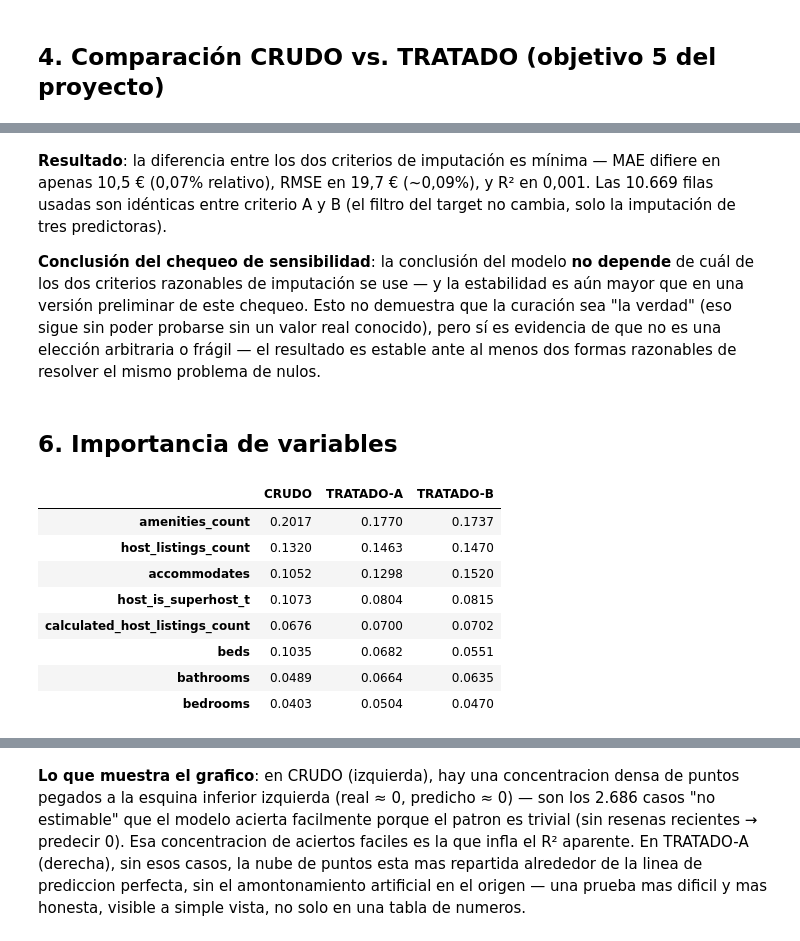
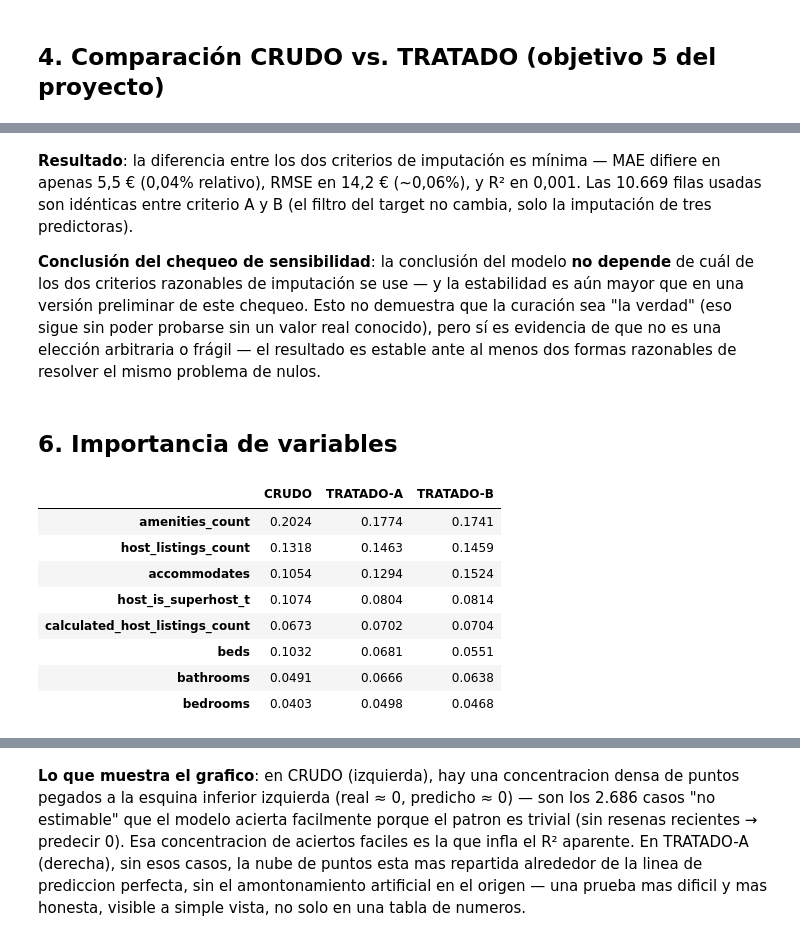
Before and after one commit to Leima20/DataTrust-Airbnb-Barcelona, a Jupyter notebook: notebooks/06_modelo_ml.ipynb, the cells around one changed output, grey strips where cells are left out. Drawn from its saved outputs; the diff is of its cells as text; code cells hidden in the pictures.

```diff
--- a/notebooks/06_modelo_ml.ipynb
+++ b/notebooks/06_modelo_ml.ipynb
@@ -109,13 +118,9 @@ def evaluar(X, y, nombre):
 # %%
-A = listings_raw.copy()
-A["bedrooms"] = A["bedrooms"].fillna(-1)
-A["bathrooms"] = A["bathrooms"].fillna(-1)
-A["beds"] = A["beds"].fillna(-1)
-A["host_listings_count"] = A["host_listings_count"].fillna(1)
+modelo_a = pd.read_csv("../data/airbnb_bcn_modelo/listings_crudo_modelo.csv", low_memory=False)
 
-df_crudo = A.dropna(subset=["estimated_revenue_l365d"]).copy()
+df_crudo = modelo_a.dropna(subset=["estimated_revenue_l365d"]).copy()
 y_crudo = df_crudo["estimated_revenue_l365d"]
-X_crudo = construye_features(df_crudo, amenities_count_crudo, es_crudo=True)
+X_crudo = construye_features(df_crudo)
 
 print("Filas usadas (con target no nulo):", len(df_crudo))
 res_crudo = evaluar(X_crudo, y_crudo, "CRUDO")
@@ -131,12 +156,11 @@ CRUDO            n= 13355  n_features=125  MAE= 13309.7  RMSE= 20908.6  R2=0.470
 
 **Tratamiento del target**: se excluyen los anuncios marcados `revenue_no_estimable` (la doble evidencia: sin reseñas en el último año + estancia mínima ≥28 noches), no se tratan como ingreso real de 0 €. Esta es la diferencia central con la versión CRUDO: no es solo "imputar mejor los nulos de las predictoras", es tratar correctamente el propio target.
 # %%
-B = listings_curado.copy()
-B["host_listings_count"] = B["host_listings_count"].fillna(1)
+modelo_b = pd.read_csv("../data/airbnb_bcn_modelo/listings_tratado_a_modelo.csv", low_memory=False)
 
-df_tratado_a = B[B["estimated_revenue_l365d"].notna() & ~B["revenue_no_estimable"]].copy()
+df_tratado_a = modelo_b[modelo_b["estimated_revenue_l365d"].notna() & ~modelo_b["revenue_no_estimable"]].copy()
 y_tratado_a = df_tratado_a["estimated_revenue_l365d"]
-X_tratado_a = construye_features(df_tratado_a, amenities_count_real, es_crudo=False)
+X_tratado_a = construye_features(df_tratado_a)
 
 print("Filas usadas (excluyendo revenue_no_estimable):", len(df_tratado_a))
 res_tratado_a = evaluar(X_tratado_a, y_tratado_a, "TRATADO-A")
@@ -188,17 +232,9 @@ conclusión más rigurosa y más fiable es la de la sección 10, no esta.
 # %%
-C = listings_curado.copy()
-C["host_listings_count"] = C["host_listings_count"].fillna(1)
+modelo_c = pd.read_csv("../data/airbnb_bcn_modelo/listings_sensibilidad_modelo.csv", low_memory=False)
 
-# Deshacer la imputacion por accommodates (donde *_imputado es True) y reimputar por barrio
-for col in ["bedrooms", "bathrooms", "beds"]:
-    C.loc[C[f"{col}_imputado"], col] = np.nan
-    mediana_barrio = C.groupby("neighbourhood_cleansed")[col].transform("median")
-    mediana_global = C[col].median()
-    C[col] = C[col].fillna(mediana_barrio).fillna(mediana_global)
-
-df_tratado_b = C[C["estimated_revenue_l365d"].notna() & ~C["revenue_no_estimable"]].copy()
+df_tratado_b = modelo_c[modelo_c["estimated_revenue_l365d"].notna() & ~modelo_c["revenue_no_estimable"]].copy()
 y_tratado_b = df_tratado_b["estimated_revenue_l365d"]
-X_tratado_b = construye_features(df_tratado_b, amenities_count_real, es_crudo=False)
+X_tratado_b = construye_features(df_tratado_b)
 
 print("Filas usadas (mismas que TRATADO-A, cambia solo el criterio de imputacion):", len(df_tratado_b))
 res_tratado_b = evaluar(X_tratado_b, y_tratado_b, "TRATADO-B")
@@ -228,32 +264,32 @@ Diferencia relativa de MAE: 0.07%
 # %% [markdown]
-**Resultado**: la diferencia entre los dos criterios de imputación es mínima — MAE difiere en apenas 10,5 € (0,07% relativo), RMSE en 19,7 € (~0,09%), y R² en 0,001. Las 10.669 filas usadas son idénticas entre criterio A y B (el filtro del target no cambia, solo la imputación de tres predictoras).
+**Resultado**: la diferencia entre los dos criterios de imputación es mínima — MAE difiere en apenas 5,5 € (0,04% relativo), RMSE en 14,2 € (~0,06%), y R² en 0,001. Las 10.669 filas usadas son idénticas entre criterio A y B (el filtro del target no cambia, solo la imputación de tres predictoras).
 
 **Conclusión del chequeo de sensibilidad**: la conclusión del modelo **no depende** de cuál de los dos criterios razonables de imputación se use — y la estabilidad es aún mayor que en una versión preliminar de este chequeo. Esto no demuestra que la curación sea "la verdad" (eso sigue sin poder probarse sin un valor real conocido), pero sí es evidencia de que no es una elección arbitraria o frágil — el resultado es estable ante al menos dos formas razonables de resolver el mismo problema de nulos.
 # %% [markdown]
 ## 6. Importancia de variables
 # %%
-imp_crudo = pd.Series(res_crudo["modelo"].feature_importances_, index=res_crudo["cols"])
-imp_tratado_a = pd.Series(res_tratado_a["modelo"].feature_importances_, index=res_tratado_a["cols"])
-imp_tratado_b = pd.Series(res_tratado_b["modelo"].feature_importances_, index=res_tratado_b["cols"])
+imp_crudo = pd.Series(res_crudo["modelo"].named_steps["modelo"].feature_importances_, index=res_crudo["cols"])
+imp_tratado_a = pd.Series(res_tratado_a["modelo"].named_steps["modelo"].feature_importances_, index=res_tratado_a["cols"])
+imp_tratado_b = pd.Series(res_tratado_b["modelo"].named_steps["modelo"].feature_importances_, index=res_tratado_b["cols"])
 
 tabla_importancia = pd.DataFrame({
     "CRUDO": imp_crudo,
     "TRATADO-A": imp_tratado_a,
     "TRATADO-B": imp_tratado_b,
 }).round(4)
 
 top8_index = tabla_importancia["TRATADO-A"].sort_values(ascending=False).head(8).index
 display(tabla_importancia.loc[top8_index].sort_values("TRATADO-A", ascending=False))
 # %% [output]
 |  | CRUDO | TRATADO-A | TRATADO-B |
-| amenities_count | 0.2017 | 0.1770 | 0.1737 |
-| host_listings_count | 0.1320 | 0.1463 | 0.1470 |
-| accommodates | 0.1052 | 0.1298 | 0.1520 |
-| host_is_superhost_t | 0.1073 | 0.0804 | 0.0815 |
-| calculated_host_listings_count | 0.0676 | 0.0700 | 0.0702 |
-| beds | 0.1035 | 0.0682 | 0.0551 |
-| bathrooms | 0.0489 | 0.0664 | 0.0635 |
-| bedrooms | 0.0403 | 0.0504 | 0.0470 |
+| amenities_count | 0.2024 | 0.1774 | 0.1741 |
+| host_listings_count | 0.1318 | 0.1463 | 0.1459 |
+| accommodates | 0.1054 | 0.1294 | 0.1524 |
+| host_is_superhost_t | 0.1074 | 0.0804 | 0.0814 |
+| calculated_host_listings_count | 0.0673 | 0.0702 | 0.0704 |
+| beds | 0.1032 | 0.0681 | 0.0551 |
+| bathrooms | 0.0491 | 0.0666 | 0.0638 |
+| bedrooms | 0.0403 | 0.0498 | 0.0468 |
 # %% [markdown]
 **Resultado**: las mismas 8 variables dominan en las tres versiones — `amenities_count`, `host_listings_count`, `calculated_host_listings_count`, `host_is_superhost`, `accommodates`, `beds`, `bathrooms` y `bedrooms` — sin que ninguna variable geográfica concreta entre en el top 8 (a diferencia de una versión preliminar de este análisis). El orden relativo cambia ligeramente entre versiones, pero no hay ninguna variable que aparezca como importante en una versión y desaparezca en otra — otra señal de estabilidad, consistente con el chequeo de sensibilidad de la sección anterior.
 
```
Also changed, not shown: parts of 59 cells of this notebook.
